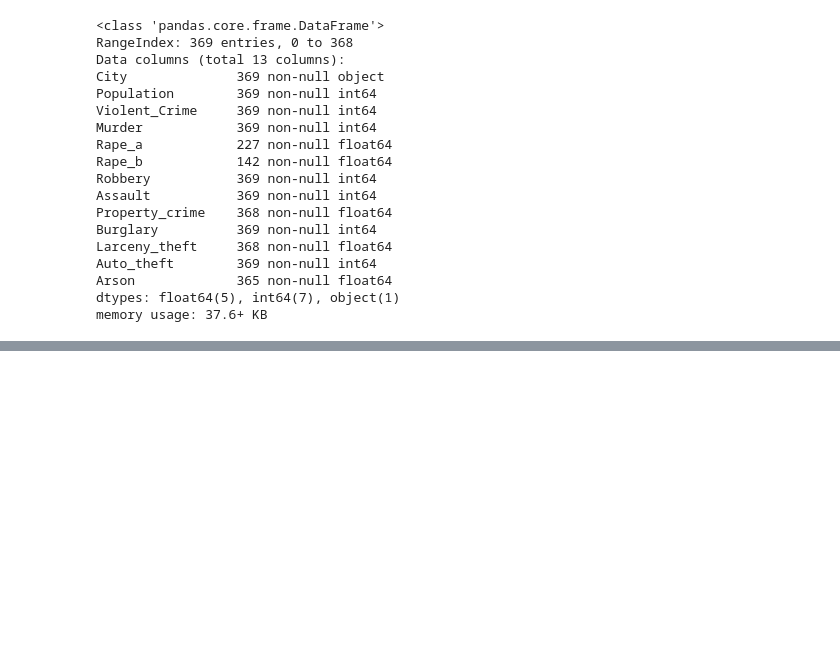
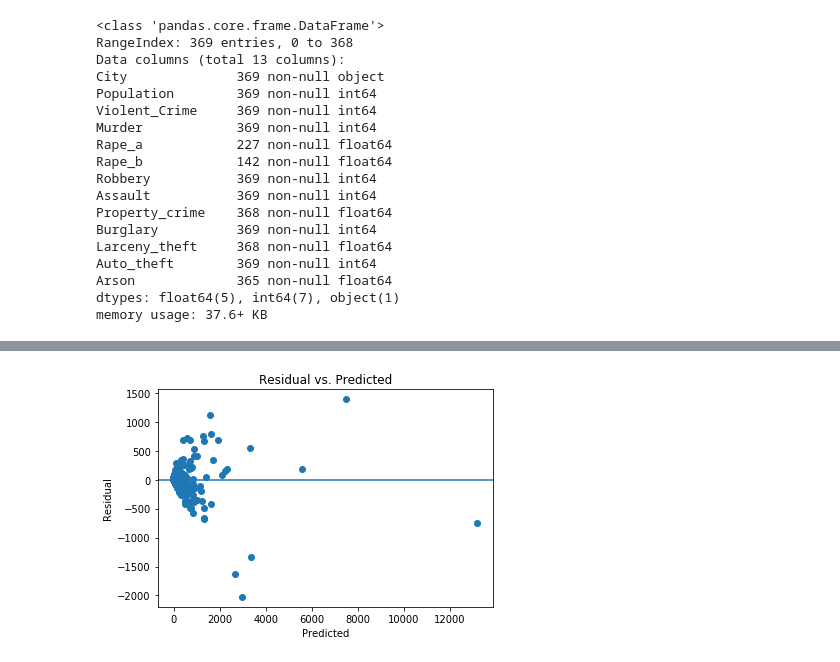
Before and after one commit to jlinGG/Thinkful-DS-Bootcamp, a Jupyter notebook: New-York-Crime.ipynb, the cells around one changed output, grey strips where cells are left out. Drawn from its saved outputs; the diff is of its cells as text; code cells hidden in the pictures; blank space fills up the shorter version.

```diff
--- a/New-York-Crime.ipynb
+++ b/New-York-Crime.ipynb
@@ -240,13 +242,13 @@ The model just uses un-transformed Murder and Robbery numbers.
 # Instantiate and fit model
 regr2 = linear_model.LinearRegression()
 Y2 = df1['Property_crime'].values.reshape(-1,1)
-X2 = df1[['Population','Murder','Robbery']]
+X2 = df1[['Population','Murder','Robbery','Population_squared']]
 regr2.fit(X2,Y2)
 
 # Results
 # Inspect the results.
-print('\nCoefficients: \n', regr.coef_)
-print('\nIntercept: \n', regr.intercept_)
+print('\nCoefficients: \n', regr2.coef_)
+print('\nIntercept: \n', regr2.intercept_)
 print('\nR-squared:')
 print(regr2.score(X2, Y2))
 # %% [output]
@@ -375,0 +403,16 @@ ValueError: shapes (367,4) and (3,1) not aligned: 4 (dim 1) != 3 (dim 0)
+# %%
+test_pred = regr2.predict(test_param).ravel()
+actual = data14['Property_crime']
+
+# Calculate the error, also called the residual.
+residual = actual - test_pred
+
+# Generating residuals and predicted scatterplot
+plt.scatter(test_pred, residual)
+plt.xlabel('Predicted')
+plt.ylabel('Residual')
+plt.axhline(y=0)
+plt.title('Residual vs. Predicted')
+plt.show()
+# %% [output]
+[figure, added]
```
Also changed, not shown: parts of 17 cells of this notebook, 4 other files.
